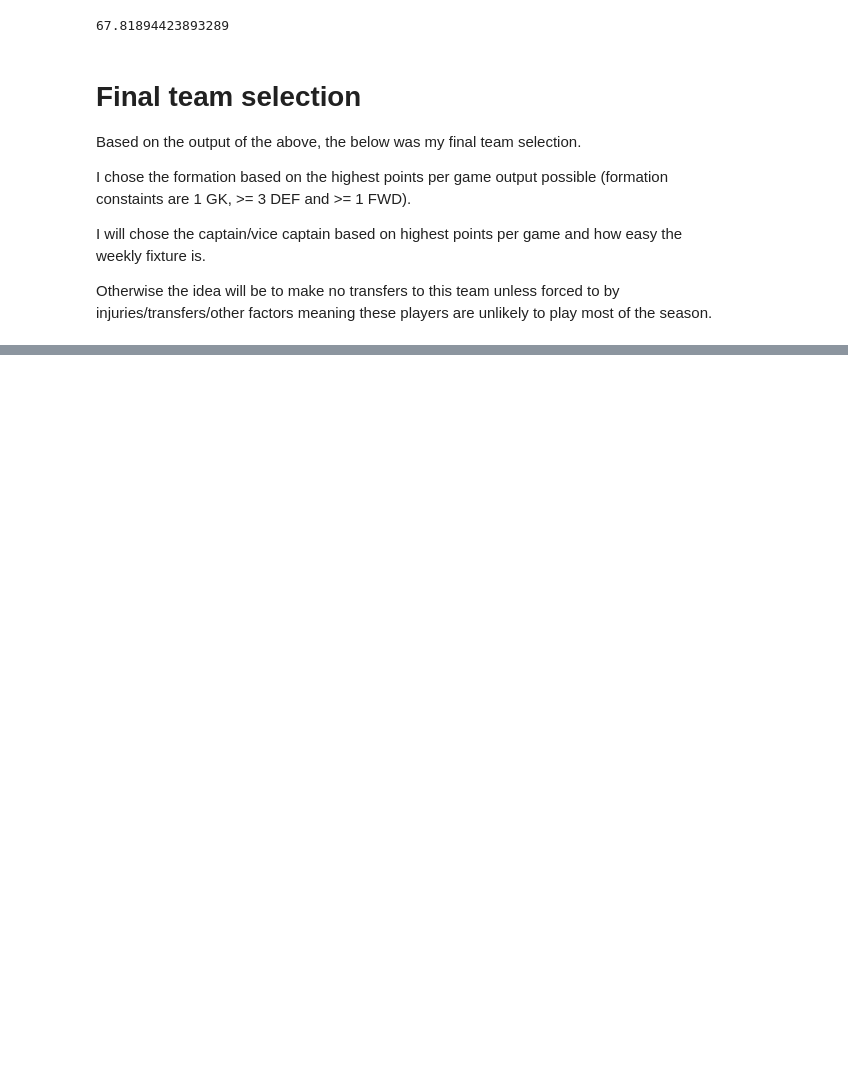
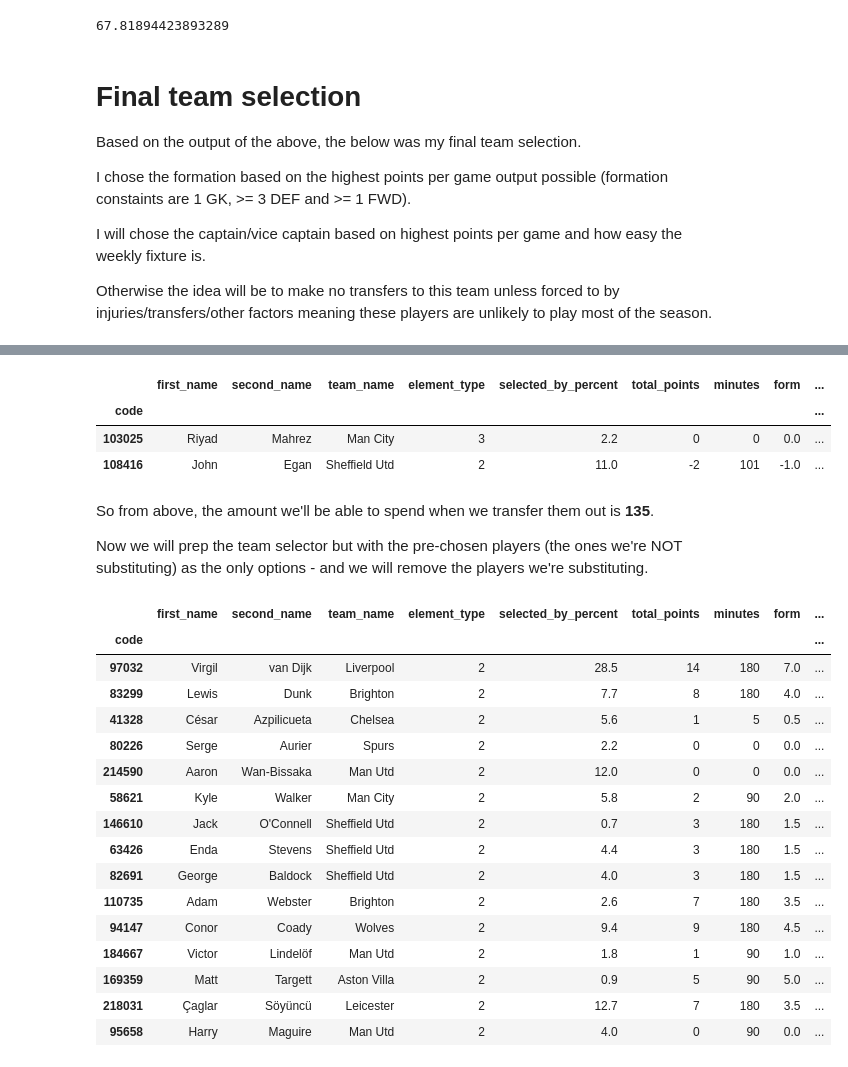
Before and after one commit to CW64-coding/FPL_model, a Jupyter notebook: FPL.ipynb, the cells around one changed output, grey strips where cells are left out. Saved outputs shown, nothing was run; the diff lists cells and outputs as text; code cells hidden in the pictures; blank space fills up the shorter version.

```diff
--- a/FPL.ipynb
+++ b/FPL.ipynb
@@ -960,0 +1003,22 @@ team_choices_dfs[max(team_choices_dfs)].sort_values(by = ['element_type', 'ppg_p
+# %%
+# with the above run once, I can comment it out and run the below to avoid updating the data incorrectly
+
+gwk3_teams_df = pd.read_csv(r"C:\Users\Dexx6\Documents\MyProjects\Jupyter Notebooks\FPL_data\data\2020-21\pre-gwk3_teams.csv")
+gwk3_elements_df = pd.read_csv(r"C:\Users\Dexx6\Documents\MyProjects\Jupyter Notebooks\FPL_data\data\2020-21\pre-gwk3_elements.csv")
+gwk3_elements_df = gwk3_elements_df.merge(
+                    gwk3_teams_df[["team_code", "strength_attack_home", "strength_attack_away",
+                                   "strength_defence_home", "strength_defence_away",
+                                   "team_name"]],
+                    on = 'team_code', how = 'left').set_index("code")
+# %%
+# same process as before, we pick out only those we have previous season data for
+# and add that ppg_prediction plus the ppg_prediction/now_cost ratio
+
+gwk3_final_players = gwk3_elements_df.loc[final_19_20.index,
+                                ["first_name", "second_name", "team_name", "element_type",
+                                 "selected_by_percent", "total_points", "minutes", "form",
+                                 "chance_of_playing_next_round",
+                                 "now_cost", "points_per_game"]]
+gwk3_final_players["ppg_prediction"] = y_prediction
+gwk3_final_players["ppg_pred_over_cost"] = gwk3_final_players["ppg_prediction"] / gwk3_final_players["now_cost"]
+gwk3_final_players
@@ -960,0 +1040,47 @@ team_choices_dfs[max(team_choices_dfs)].sort_values(by = ['element_type', 'ppg_p
+# %%
+gwk3_final_players.loc[[103025, 108416], :] # we check the players we're subbing out (so we can see how much we can spend)
+# %% [output]
+|  | first_name | second_name | team_name | element_type | selected_by_percent | total_points | minutes | form | ... |
+| code |  |  |  |  |  |  |  |  | ... |
+| 103025 | Riyad | Mahrez | Man City | 3 | 2.2 | 0 | 0 | 0.0 | ... |
+| 108416 | John | Egan | Sheffield Utd | 2 | 11.0 | -2 | 101 | -1.0 | ... |
+# %% [markdown]
+So from above, the amount we'll be able to spend when we transfer them out is **135**.
+
+Now we will prep the team selector but with the pre-chosen players (the ones we're NOT substituting) as the only options - and we will remove the players we're substituting.
+# %%
+gwk3_defs_choice = gwk3_final_players[
+                    gwk3_final_players["element_type"] == 2].sort_values(
+                        by = ["ppg_pred_over_cost"], ascending = False)
+
+# delete those already chosen, substituting out, injured and transfer/rotation risks
+
+# Chosen: Alexander-Arnold, Robertson, Doherty, Boly
+# Otamendi (trf), Pieters (rot), Cahill (inj), Chilwell (inj)
+# Rudiger (inj), Bardsley (rot), Taylor (inj), Shaw (inj)
+# Barbosa Pereira (inj), Castro Otto (inj), Mee (inj)
+# Subbing out: Egan
+gwk3_defs_choice.drop([169187, 122798, 87835, 90585,
+                 57410, 39487, 19419, 172850, 102380,
+                 17997, 103914, 106760, 108416,
+                 111931, 114128, 51927
+                ], errors = "ignore", inplace = True)
+gwk3_defs_choice.head(15)
+# %% [output]
+|  | first_name | second_name | team_name | element_type | selected_by_percent | total_points | minutes | form | ... |
+| code |  |  |  |  |  |  |  |  | ... |
+| 97032 | Virgil | van Dijk | Liverpool | 2 | 28.5 | 14 | 180 | 7.0 | ... |
+| 83299 | Lewis | Dunk | Brighton | 2 | 7.7 | 8 | 180 | 4.0 | ... |
+| 41328 | César | Azpilicueta | Chelsea | 2 | 5.6 | 1 | 5 | 0.5 | ... |
+| 80226 | Serge | Aurier | Spurs | 2 | 2.2 | 0 | 0 | 0.0 | ... |
+| 214590 | Aaron | Wan-Bissaka | Man Utd | 2 | 12.0 | 0 | 0 | 0.0 | ... |
+| 58621 | Kyle | Walker | Man City | 2 | 5.8 | 2 | 90 | 2.0 | ... |
+| 146610 | Jack | O'Connell | Sheffield Utd | 2 | 0.7 | 3 | 180 | 1.5 | ... |
+| 63426 | Enda | Stevens | Sheffield Utd | 2 | 4.4 | 3 | 180 | 1.5 | ... |
+| 82691 | George | Baldock | Sheffield Utd | 2 | 4.0 | 3 | 180 | 1.5 | ... |
+| 110735 | Adam | Webster | Brighton | 2 | 2.6 | 7 | 180 | 3.5 | ... |
+| 94147 | Conor | Coady | Wolves | 2 | 9.4 | 9 | 180 | 4.5 | ... |
+| 184667 | Victor | Lindelöf | Man Utd | 2 | 1.8 | 1 | 90 | 1.0 | ... |
+| 169359 | Matt | Targett | Aston Villa | 2 | 0.9 | 5 | 90 | 5.0 | ... |
+| 218031 | Çaglar | Söyüncü | Leicester | 2 | 12.7 | 7 | 180 | 3.5 | ... |
+| 95658 | Harry | Maguire | Man Utd | 2 | 4.0 | 0 | 90 | 0.0 | ... |
```
Also changed, not shown: parts of 39 cells of this notebook.
